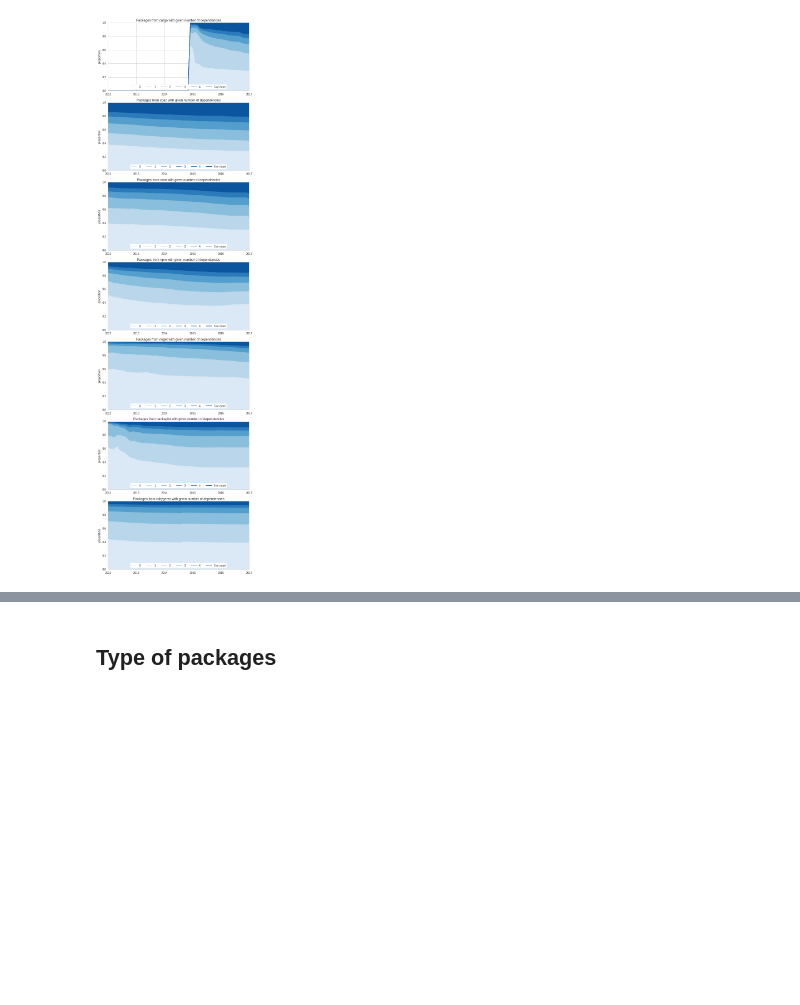
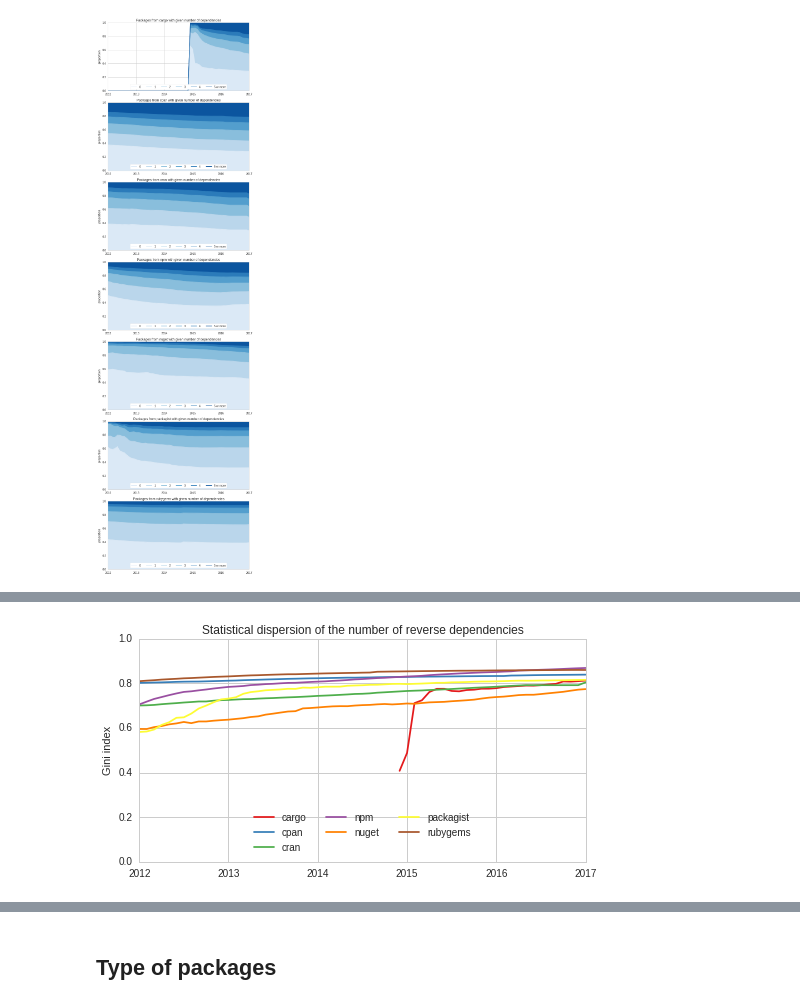
Before and after one commit to AlexandreDecan/ecos-emse, a Jupyter notebook: notebooks/Graphs metrics.ipynb, the cells around one changed output, grey strips where cells are left out. Cells and saved outputs as stored; diff of their text form; code cells hidden in the pictures; blank space fills up the shorter version.

```diff
--- a/notebooks/Graphs metrics.ipynb
+++ b/notebooks/Graphs metrics.ipynb
@@ -453,0 +495,11 @@ savefig(figure, 'graph_proportion_packages_with_number_of_dependencies')
+# %%
+for df in data_temp:
+    ecosystem = df.columns[0]
+    perc = (
+        df
+        .query('{} >= 0.8'.format(ecosystem))
+        .reset_index()
+        ['n']
+        .iloc[0]
+    )
+    print('{}: {}'.format(ecosystem, perc))
@@ -453,0 +514,32 @@ savefig(figure, 'graph_proportion_packages_with_number_of_dependencies')
+# %%
+figure, ax = matplotlib.pyplot.subplots()
+figure.set_size_inches(FIG_SIZE)
+
+data_temp = pandas.DataFrame(index=ECOSYSTEMS)
+
+for ecosystem, dates in graphs.items():
+    for date, graph in dates.items():
+        if graph.vcount() == 0:
+            continue
+        nodes_in = pandas.np.asarray(graph.vs.select(in_gt=0)['in'])
+        data_temp.loc[ecosystem, date] = gini(nodes_in)
+
+data_temp = (
+    data_temp
+    .T
+    .sort_index()
+)
+
+data_temp.plot(ax=ax)
+
+ax.set(
+    title='Statistical dispersion of the number of reverse dependencies',
+    xlabel='',
+    ylabel='Gini index',
+    ylim=(0, 1),
+)
+
+ax.legend(loc='lower center', ncol=len(ECOSYSTEMS) // 2)
+savefig(figure, 'graph_required_gini_index')
+# %% [output]
+[figure, added]
```
Also changed, not shown: parts of 6 cells of this notebook, 4 other files.
